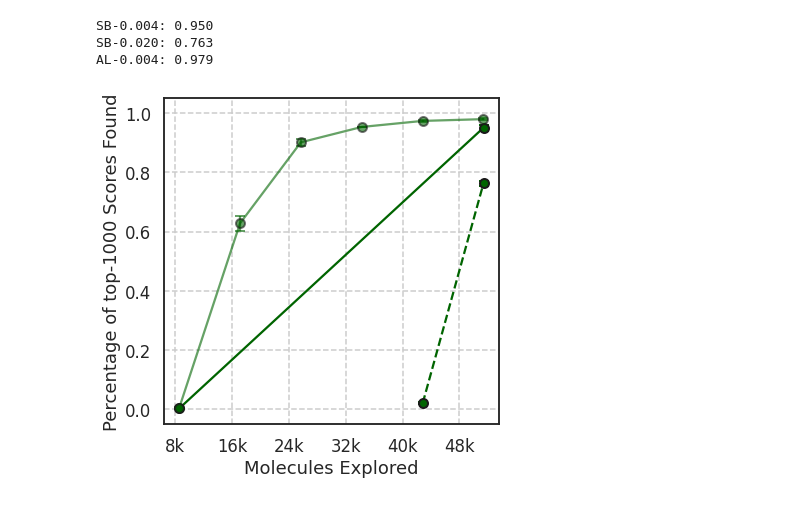
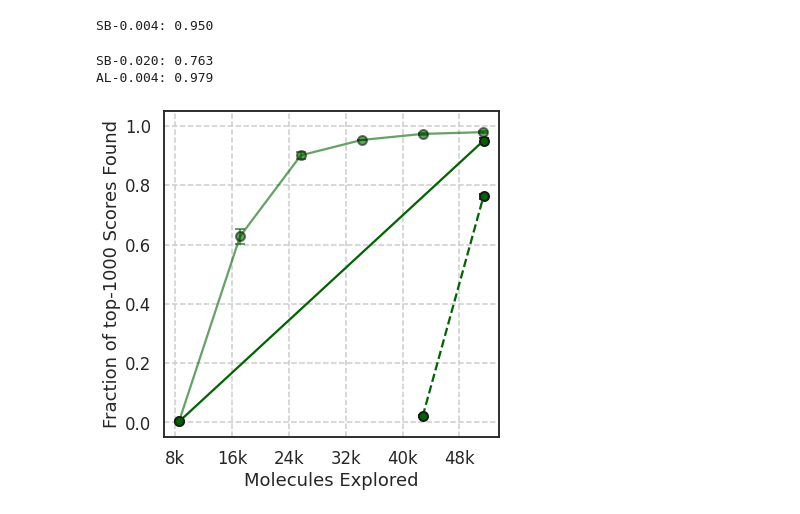
Before and after one commit to coleygroup/molpal, a Jupyter notebook: notebooks/hts-figures.ipynb, the cells around one changed output. Drawn from its saved outputs; the diff is of its cells as text; code cells hidden in the pictures.

```diff
--- a/notebooks/hts-figures.ipynb
+++ b/notebooks/hts-figures.ipynb
@@ -2,7 +2,7 @@
 from pathlib import Path
 import sys
 
-from matplotlib import pyplot as plt, patheffects as pe, ticker
+from matplotlib import pyplot as plt, ticker
 from matplotlib.axes import Axes
 import numpy as np
 import seaborn as sns
@@ -26,11 +26,7 @@ d_smi_score = build_true_dict("../data/EnamineHTS_scores.csv")
 smis = extract_smis("../libraries/EnamineHTS.csv")
 y_true = np.array([d_smi_score.get(smi) for smi in smis], float)
 
-hts_top_k = sorted(
-    d_smi_score.items(),
-    key=lambda kv: kv[1],
-    reverse=True
-)[:k]
+hts_top_k = sorted(d_smi_score.items(), key=lambda kv: kv[1], reverse=True)[:k]
 # %%
 def plot_reward(ax, x, y, yerr, ls="-", alpha=1):
     ax.errorbar(
@@ -61,35 +57,35 @@ print(f"SB-0.004: {R.mean(0)[-1]:0.3f}")
 
 rs = []
 for e in (HTS_SB_DIR / "0.020").iterdir():
     e = Experiment(e)
     r = [e.calculate_reward(i, hts_top_k, True)[2] for i in range(e.num_iters)]
     rs.append(r)
 R = np.array(rs)
 
 plot_reward(ax, e.num_acquired, R.mean(0), R.std(0), "--")
 print(f"SB-0.020: {R.mean(0)[-1]:0.3f}")
 
 rs = []
 for e in HTS_DIR.iterdir():
     e = Experiment(e)
     r = [e.calculate_reward(i, hts_top_k, True)[2] for i in range(e.num_iters)]
     rs.append(r)
 R = np.array(rs)
 
 plot_reward(ax, e.num_acquired, R.mean(0), R.std(0), "-", 0.6)
 print(f"AL-0.004: {R.mean(0)[-1]:0.3f}")
 
 ax.grid(True, "major", "both", ls="--")
 
-ax.set_ylabel(f"Percentage of top-{k} Scores Found")
+ax.set_ylabel(f"Fraction of top-{k} Scores Found")
 ax.set_xlabel("Molecules Explored")
 
 ax.set_ylim(-0.05, 1.05)
 ax.xaxis.set_major_formatter(ticker.EngFormatter(sep=""))
 ax.xaxis.set_major_locator(ticker.MultipleLocator(8000))
 # %% [output]
 SB-0.004: 0.950
-SB-0.020: 0.763
-AL-0.004: 0.979
+SB-0.020: 0.763
+AL-0.004: 0.979
-[figure, old version]
+[figure, new version]
 # %%
```
Also changed, not shown: parts of 4 cells of this notebook, 2 other files.
